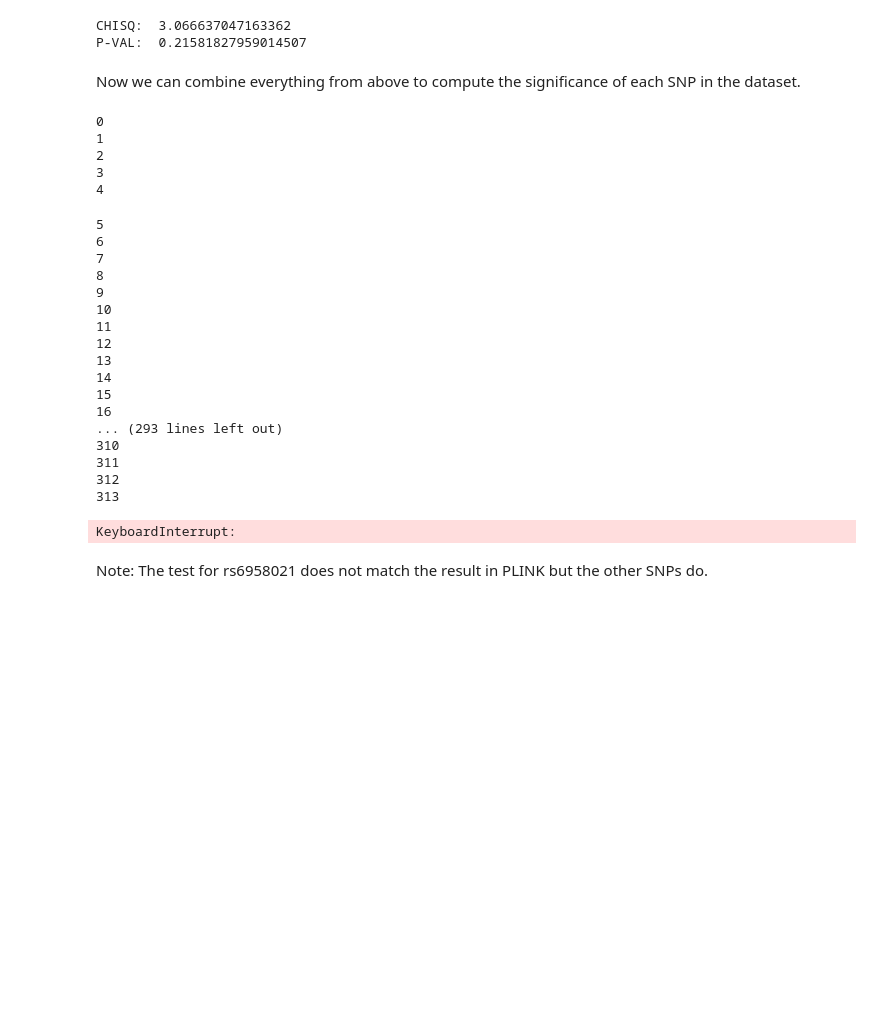
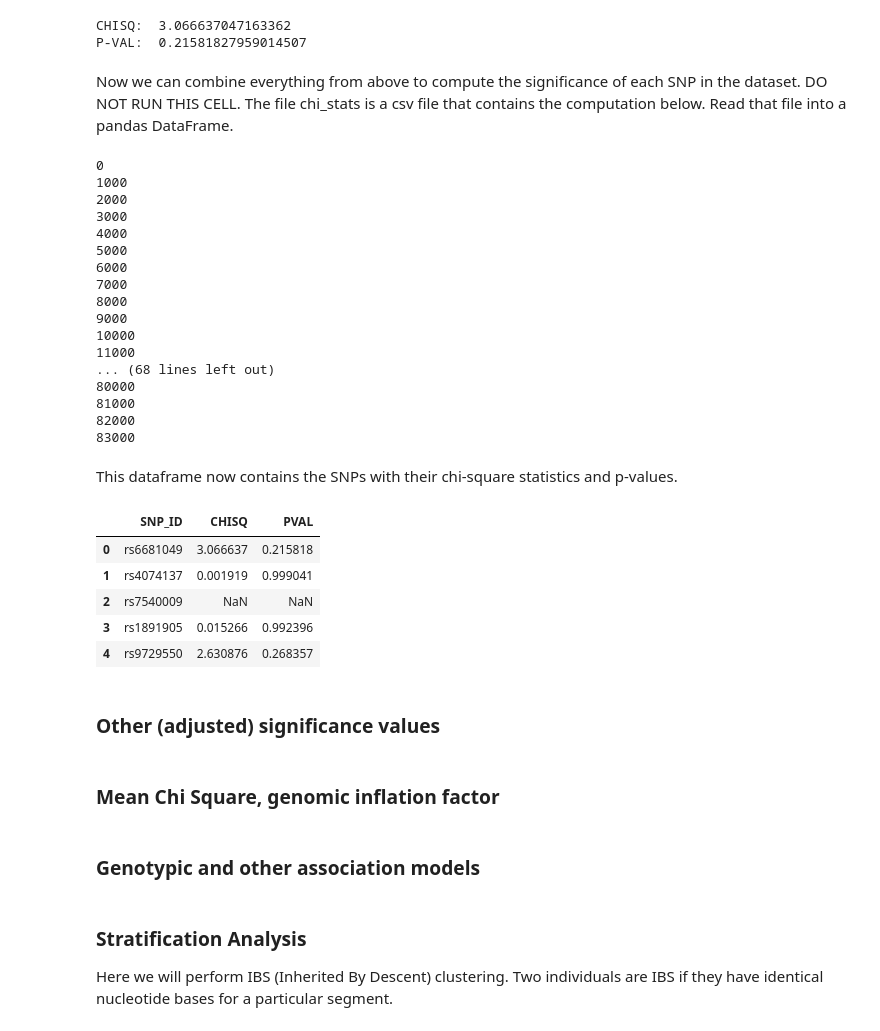
Before and after one commit to nimuh/GWAS-Python, a Jupyter notebook: tutorial.ipynb, the cells around one changed output. Cells and saved outputs as stored; diff of their text form; code cells hidden in the pictures; blank space fills up the shorter version.

Commit message:
added chi-square tests, saved results in file

```diff
--- a/tutorial.ipynb
+++ b/tutorial.ipynb
@@ -410,6 +253,7 @@ CHISQ:  3.066637047163362
 P-VAL:  0.21581827959014507
 # %% [markdown]
 Now we can combine everything from above to compute the significance of each SNP in the dataset.
+DO NOT RUN THIS CELL. The file chi_stats is a csv file that contains the computation below. Read that file into a pandas DataFrame.
 # %%
 snp_chi = []
 snp_pval = []
@@ -440,28 +284,23 @@ for i in range(len(snp_ids)):
 
     snp_chi.append(test[0])
     snp_pval.append(test[1])
-    print(i)
+    if (i % 1000) == 0:
+        print(i)
 # %% [output]
 0
-1
-2
-3
-4
+1000
+2000
+3000
+4000
+5000
+6000
+7000
+8000
+9000
+10000
+11000
+... (68 lines left out)
+80000
+81000
+82000
+83000
-5
-6
-7
-8
-9
-10
-11
-12
-13
-14
-15
-16
-... (293 lines left out)
-310
-311
-312
-313
-KeyboardInterrupt:
@@ -508,2 +307,22 @@ chi_square_test(df_snp3)
-# %% [markdown]
-Note: The test for rs6958021 does not match the result in PLINK but the other SNPs do.
+# %% [markdown]
+This dataframe now contains the SNPs with their chi-square statistics and p-values.
+# %%
+d = {'SNP_ID': snp_ids, 'CHISQ': snp_chi, 'PVAL': snp_pval}
+chi_stats = pd.DataFrame(d)
+chi_stats.head()
+# %% [output]
+|  | SNP_ID | CHISQ | PVAL |
+| 0 | rs6681049 | 3.066637 | 0.215818 |
+| 1 | rs4074137 | 0.001919 | 0.999041 |
+| 2 | rs7540009 | NaN | NaN |
+| 3 | rs1891905 | 0.015266 | 0.992396 |
+| 4 | rs9729550 | 2.630876 | 0.268357 |
+# %% [markdown]
+### Other (adjusted) significance values
+# %% [markdown]
+### Mean Chi Square, genomic inflation factor
+# %% [markdown]
+### Genotypic and other association models
+# %% [markdown]
+### Stratification Analysis
+Here we will perform IBS (Inherited By Descent) clustering. Two individuals are IBS if they have identical nucleotide bases for a particular segment.
```
Also changed, not shown: parts of 3 cells of this notebook, 1 other file.
